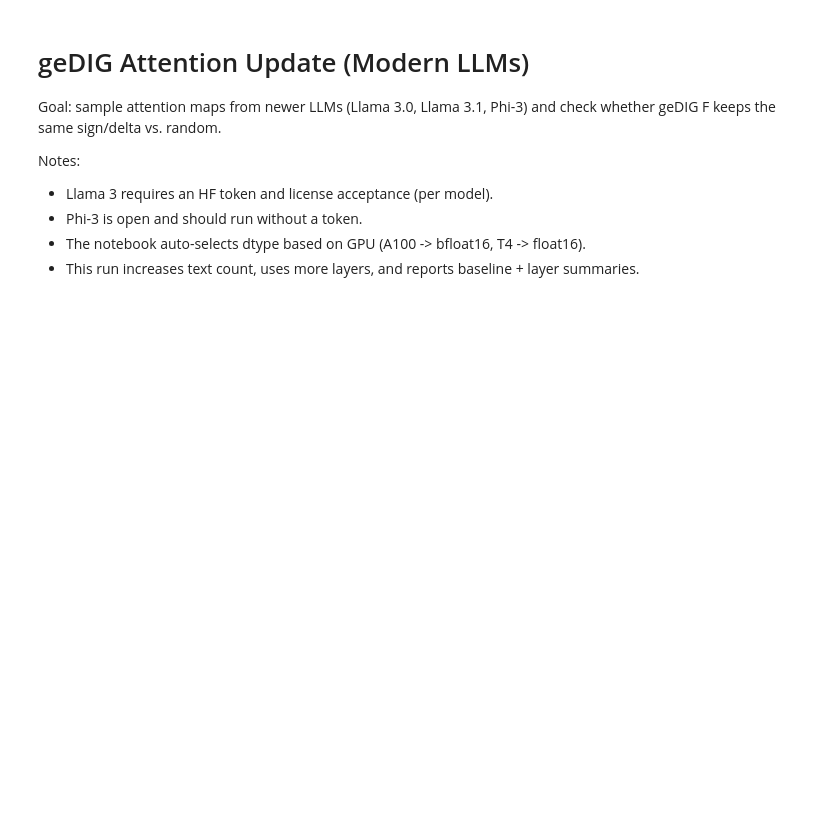
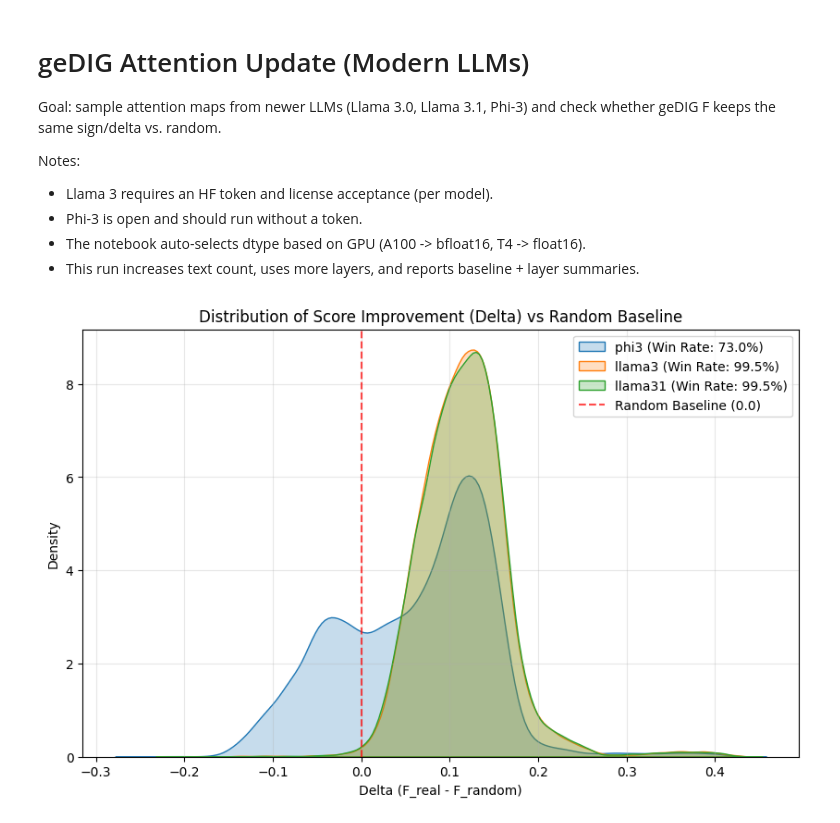
Before and after one commit to docxology/InsightSpike-AI, a Jupyter notebook: experiments/transformer_gedig/colab_attention_update.ipynb, the cells around one changed output. Cells and saved outputs as stored; diff of their text form; code cells hidden in the pictures; blank space fills up the shorter version.

```diff
--- a/experiments/transformer_gedig/colab_attention_update.ipynb
+++ b/experiments/transformer_gedig/colab_attention_update.ipynb
@@ -8,3 +8,49 @@ Notes:
 - Phi-3 is open and should run without a token.
 - The notebook auto-selects dtype based on GPU (A100 -> bfloat16, T4 -> float16).
 - This run increases text count, uses more layers, and reports baseline + layer summaries.
+# %%
+import matplotlib.pyplot as plt
+import seaborn as sns
+import numpy as np
+from pathlib import Path
+import json
+
+# Prepare data for plotting from the output files
+plot_data_list = []
+
+for tag, path in outputs.items():
+    if Path(path).exists():
+        data = json.loads(Path(path).read_text(encoding='utf-8'))
+        # Filter for main rows (exclude subgraphs if any)
+        rows = [r for r in data if not r.get('subgraph')]
+        if rows:
+            f_real = np.array([r['F'] for r in rows], dtype=float)
+            # Compare against 'random' baseline
+            f_base = np.array([r.get('baseline_F_random') for r in rows], dtype=float)
+            delta = f_real - f_base
+
+            plot_data_list.append({
+                'tag': tag,
+                'delta': delta,
+                'pos_ratio': (delta > 0).mean()
+            })
+
+# Plotting the distributions
+plt.figure(figsize=(10, 6))
+
+for item in plot_data_list:
+    sns.kdeplot(
+        item['delta'],
+        fill=True,
+        label=f"{item['tag']} (Win Rate: {item['pos_ratio']:.1%})"
+    )
+
+plt.axvline(0, color='red', linestyle='--', alpha=0.7, label='Random Baseline (0.0)')
+plt.title("Distribution of Score Improvement (Delta) vs Random Baseline")
+plt.xlabel("Delta (F_real - F_random)")
+plt.ylabel("Density")
+plt.legend()
+plt.grid(True, alpha=0.3)
+plt.show()
+# %% [output]
+[figure, added]
```
Also changed, not shown: parts of 9 cells of this notebook.
